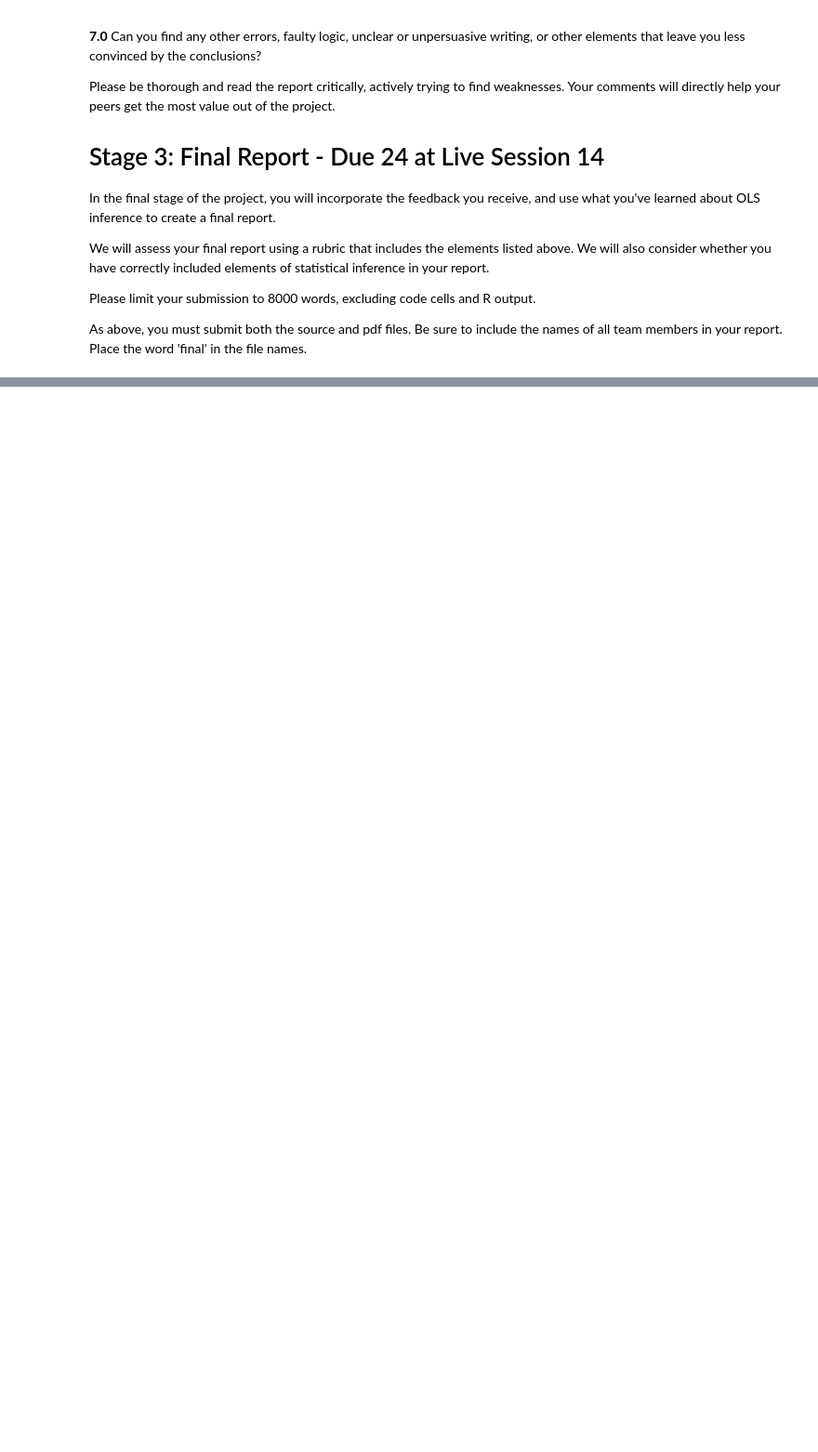
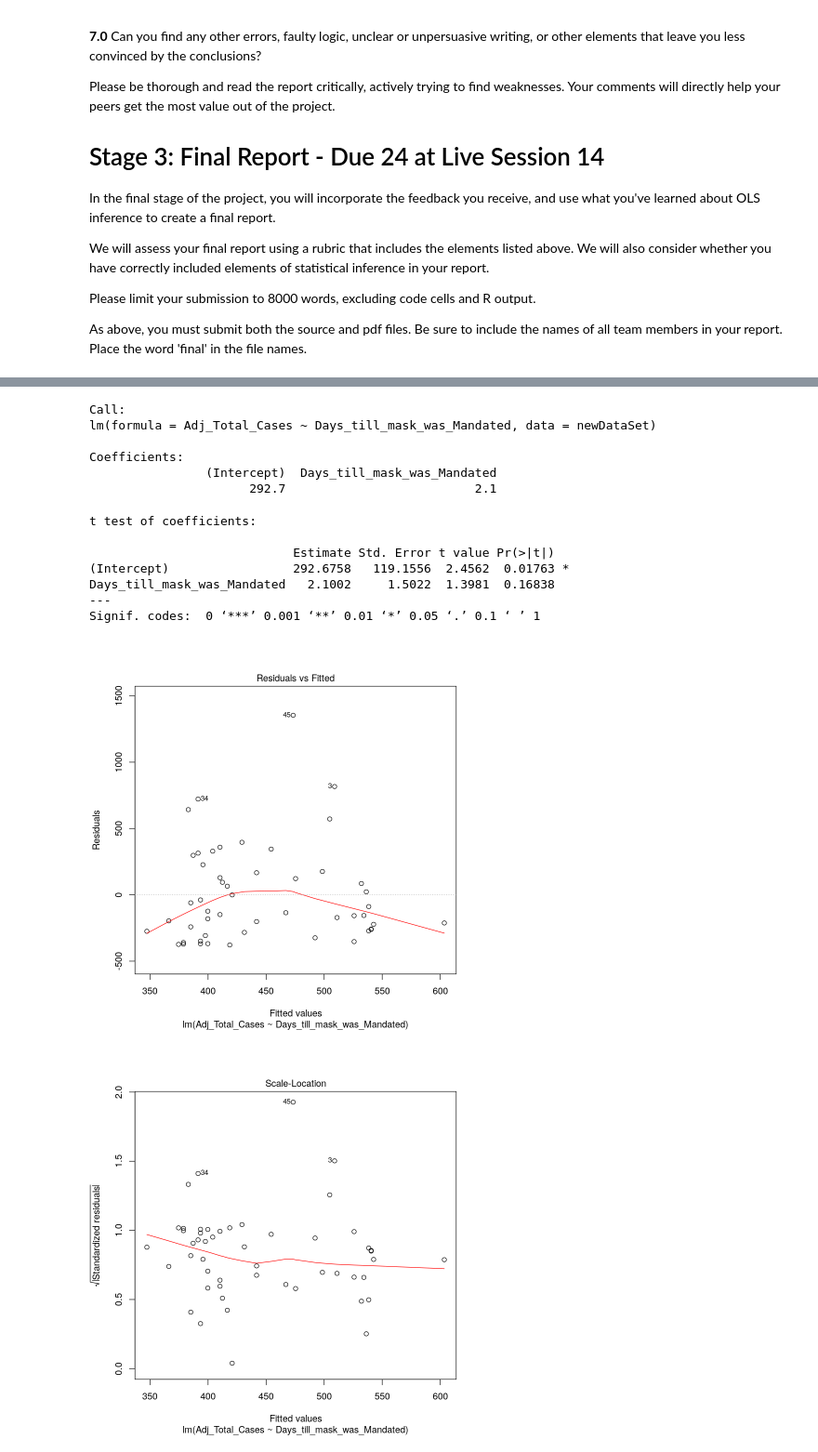
Before and after one commit to ericlundy87/Lab-3-A-Regression-Study-of-COVID-19, a Jupyter notebook: lab_3.ipynb, the cells around one changed output, grey strips where cells are left out. Shown: that part at 93% size. Saved outputs shown, nothing was run; the diff lists cells and outputs as text; code cells hidden in the pictures; blank space fills up the shorter version.

```diff
--- a/lab_3.ipynb
+++ b/lab_3.ipynb
@@ -211,0 +236,25 @@ A data.frame: 6 × 27
+# %%
+model = lm(Adj_Total_Cases~Days_till_mask_was_Mandated, data=newDataSet)
+model
+coeftest(model, vcov = vcovHC) #Needed for heteroskedasticity
+se_model <- sqrt(diag(vcovHC(model))) #Needed for heteroskedasticity
+plot(model, which = 1) # Zero-conditional mean
+plot(model, which = 3) # Homoskedasticity
+plot(model, which = 2) # Normality of Errors
+hist(model$residuals, breaks=20, main="Residuals for Linear model predicting views")
+# %% [output]
+Call:
+lm(formula = Adj_Total_Cases ~ Days_till_mask_was_Mandated, data = newDataSet)
+
+Coefficients:
+                (Intercept)  Days_till_mask_was_Mandated
+                      292.7                          2.1
+t test of coefficients:
+
+                            Estimate Std. Error t value Pr(>|t|)
+(Intercept)                 292.6758   119.1556  2.4562  0.01763 *
+Days_till_mask_was_Mandated   2.1002     1.5022  1.3981  0.16838
+---
+Signif. codes:  0 ‘***’ 0.001 ‘**’ 0.01 ‘*’ 0.05 ‘.’ 0.1 ‘ ’ 1
+[figure, added]
+[figure, added]
```
Also changed, not shown: parts of 9 cells of this notebook, 1 other file.
